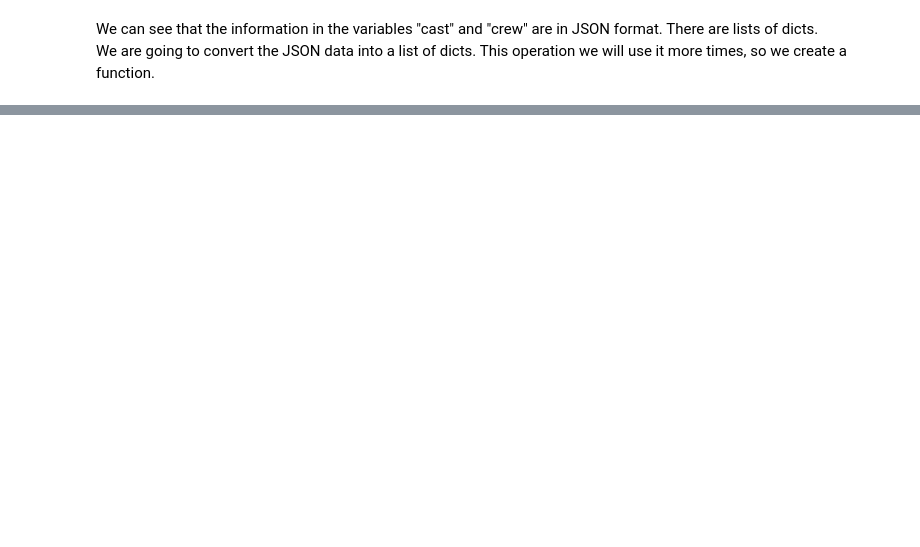
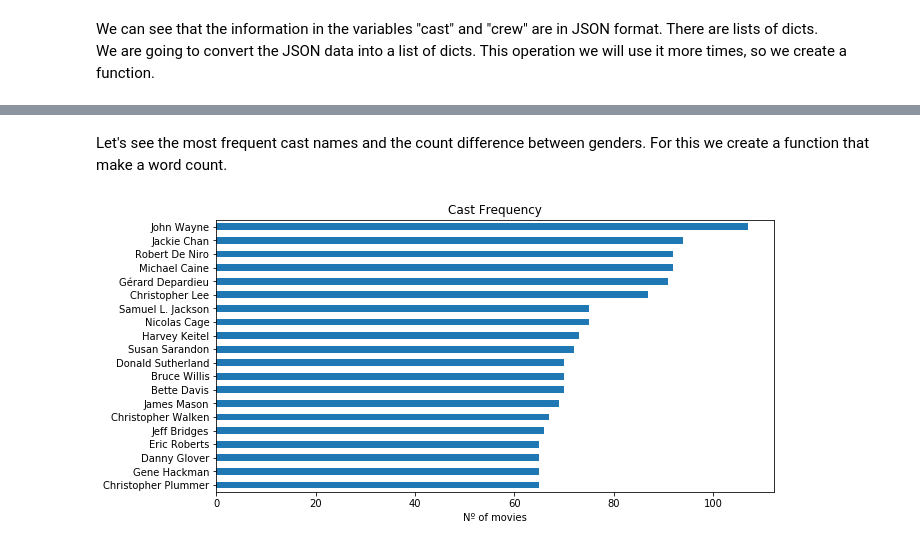
Before and after one commit to ElsaDuran/reves, a Jupyter notebook: Credits.ipynb, the cells around one changed output, grey strips where cells are left out. Drawn from its saved outputs; the diff is of its cells as text; code cells hidden in the pictures; blank space fills up the shorter version.

```diff
--- a/Credits.ipynb
+++ b/Credits.ipynb
@@ -140,0 +69,7 @@ df_credits = df_credits.applymap(lambda y: np.nan if len(y) == 0 else y)
+# %%
+def to_list(column, key):
+
+    new_column = column.fillna('[]').apply(ast.literal_eval).apply(lambda x: [i[key] for i in x]
+                                                                   if isinstance(x, list) else [])
+
+    return new_column
@@ -140,0 +90,4 @@ df_credits = df_credits.applymap(lambda y: np.nan if len(y) == 0 else y)
+# %%
+df_credits["cast_names"] = to_list(df_credits["cast"], "name")
+df_credits["cast_gender"] = to_list(df_credits["cast"], "gender")
+df_credits["cast_order"] = to_list(df_credits["cast"], "order")
@@ -140,0 +120,5 @@ df_credits = df_credits.applymap(lambda y: np.nan if len(y) == 0 else y)
+# %%
+df_credits["cast_names"] = df_credits["cast_names"].apply(lambda x: x[0:4])
+df_credits["cast_gender"] = df_credits["cast_gender"].apply(lambda x: x[0:4])
+df_credits.drop("cast", axis = 1, inplace = True)
+df_credits.drop("cast_order", axis = 1, inplace = True)
@@ -140,0 +134,22 @@ df_credits = df_credits.applymap(lambda y: np.nan if len(y) == 0 else y)
+# %% [markdown]
+Let's see the most frequent cast names and the count difference between genders. For this we create a function that make a word count.
+# %%
+def word_count(dataframe, ref_variable):
+    values_list = []
+
+    for elements_list in dataframe[ref_variable]:
+        for value in elements_list:
+            values_list.append(value)
+
+    return collections.Counter(values_list)
+# %%
+cast_counter = word_count(df_credits, "cast_names")
+plt.subplots(figsize = (10, 5))
+
+ax = pd.Series(cast_counter).sort_values(ascending = True)[-20:].plot.barh()
+ax.set_xlabel("Nº of movies")
+ax.set_title("Cast Frequency")
+
+plt.show()
+# %% [output]
+[figure, added]
```
Also changed, not shown: parts of 77 cells of this notebook, 1 other file.
